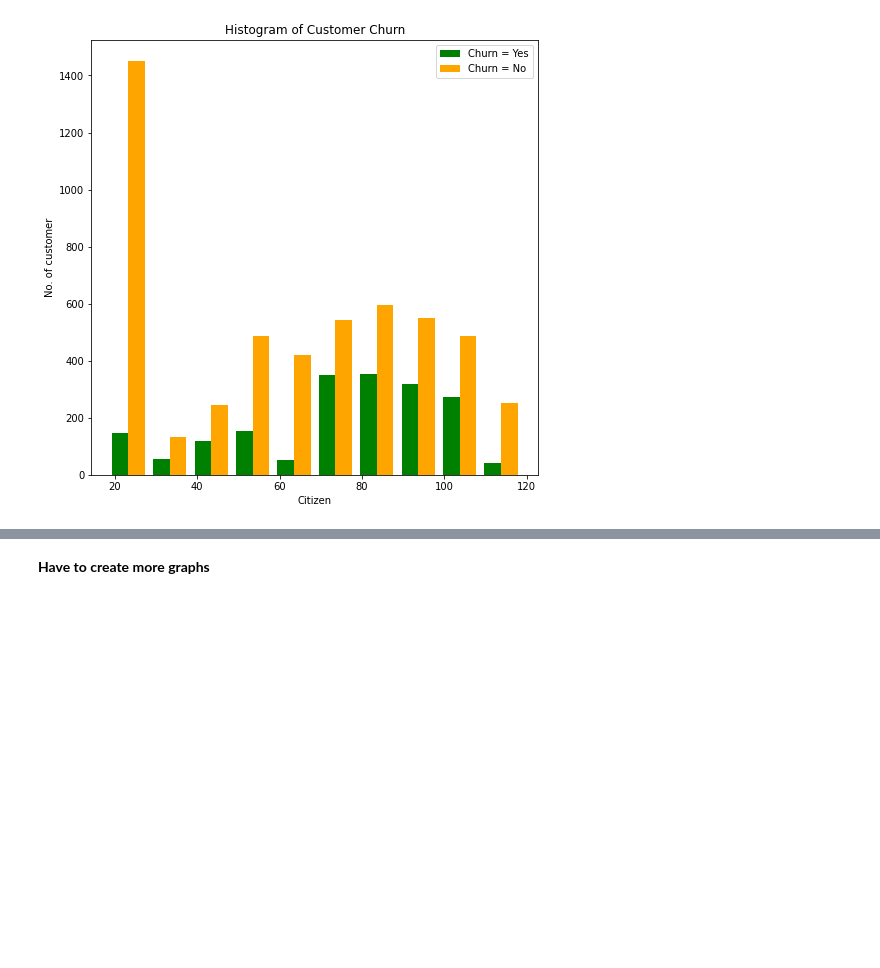
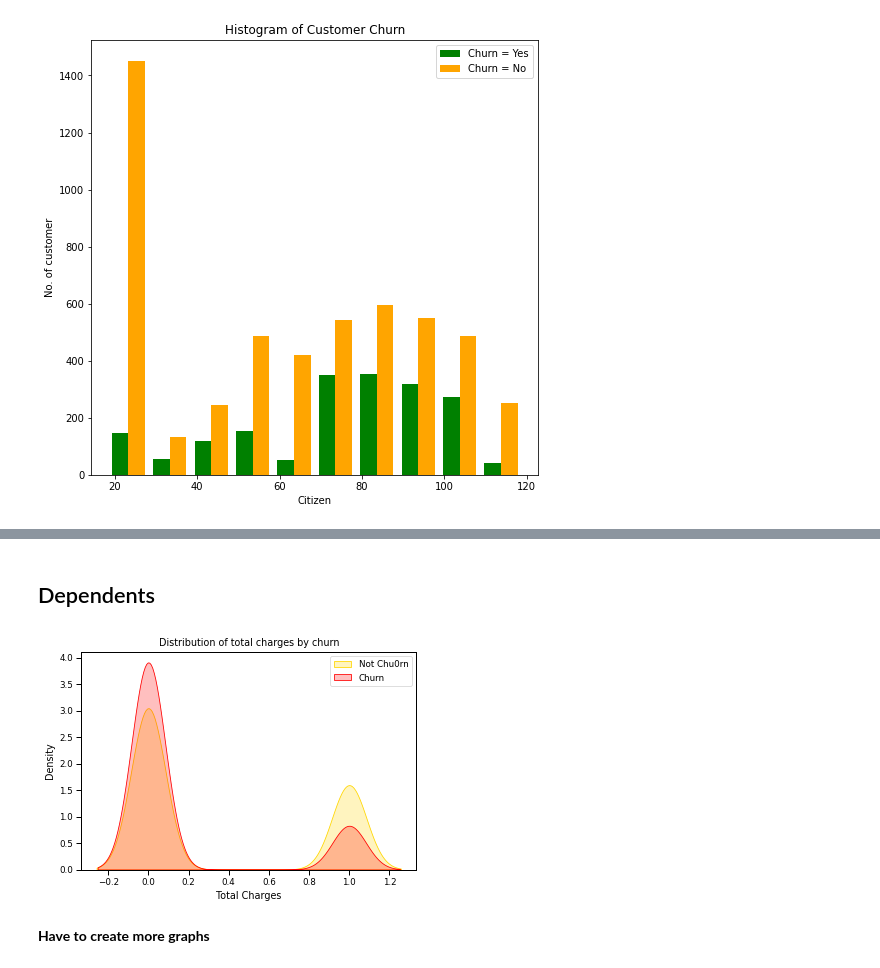
Before and after one commit to boseZone/boseZone, a Jupyter notebook: telco-customer-churn.ipynb, the cells around one changed output, grey strips where cells are left out. Saved outputs shown, nothing was run; the diff lists cells and outputs as text; code cells hidden in the pictures; blank space fills up the shorter version.

```diff
--- a/telco-customer-churn.ipynb
+++ b/telco-customer-churn.ipynb
@@ -302,3 +314,16 @@ fig.show()
+# %% [markdown]
+## Dependents
+# %%
+ax = sns.kdeplot(df1.Dependents[(df["Churn"] == 'No') ],
+                color="Gold", shade = True);
+ax = sns.kdeplot(df1.Dependents[(df["Churn"] == 'Yes') ],
+                ax =ax, color="Red", shade= True);
+ax.legend(["Not Chu0rn","Churn"],loc='upper right');
+ax.set_ylabel('Density');
+ax.set_xlabel('Total Charges');
+ax.set_title('Distribution of total charges by churn');
+# %% [output]
+[figure, added]
 # %% [markdown]
 **Have to create more graphs**
 # %% [markdown]
```
Also changed, not shown: parts of 7 cells of this notebook.
